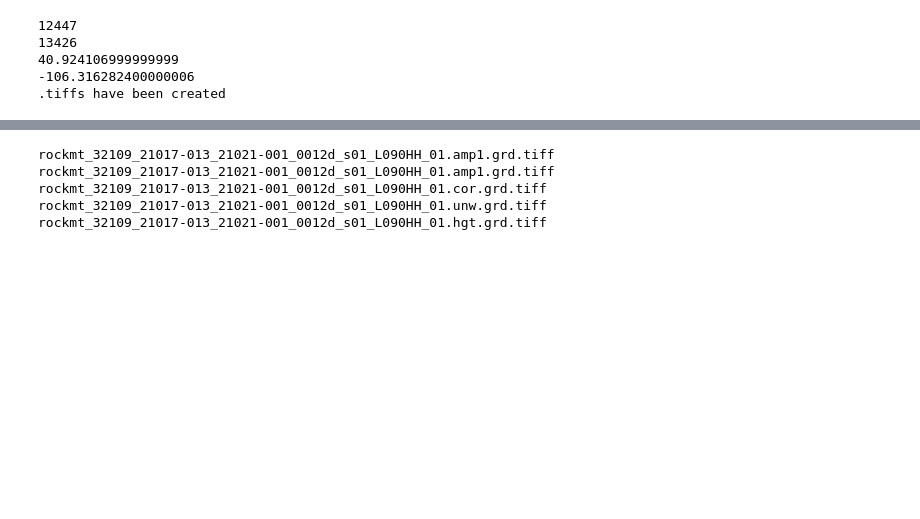
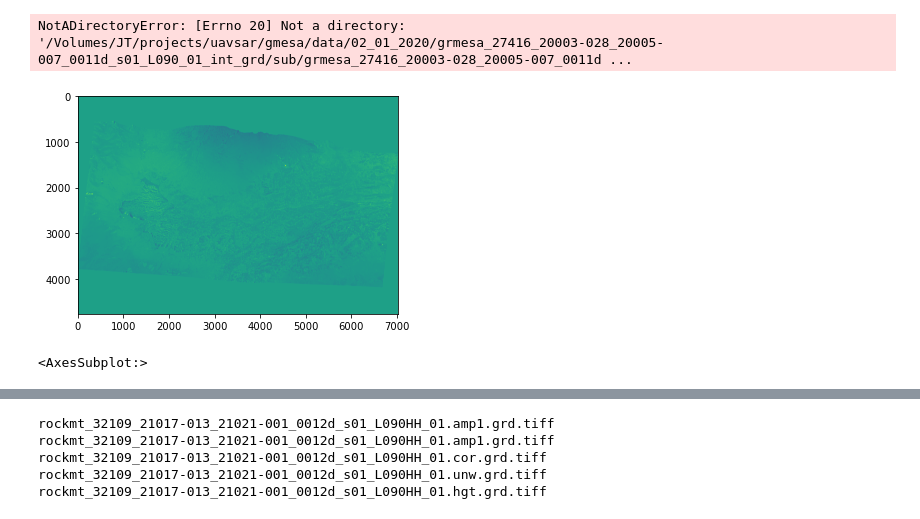
Before and after one commit to jacktarricone/uavsar_scripts, a Jupyter notebook: uavsar_snowex_hackweek.ipynb, the cells around one changed output, grey strips where cells are left out. Saved outputs shown, nothing was run; the diff lists cells and outputs as text; code cells hidden in the pictures; blank space fills up the shorter version.

```diff
--- a/uavsar_snowex_hackweek.ipynb
+++ b/uavsar_snowex_hackweek.ipynb
@@ -189,12 +191,14 @@ wavelength units = Unknown
     return
 # %%
 # set the folder where the newly created rater files are saved as working directory
-folder = '/Volumes/JT/projects/uavsar/rockmt_2021/'
-os.chdir(folder)
-uavsar_tiff_convert(folder)
+folder = "/Volumes/JT/projects/uavsar/gmesa/grmesa_27416_20003-028_20005-007_0011d_s01_L090HH_01.unw.grd.tiff"
+#uavsar_tiff_convert(folder)
 # %% [output]
-12447
-13426
-40.924106999999999
--106.316282400000006
-.tiffs have been created
+NotADirectoryError: [Errno 20] Not a directory: '/Volumes/JT/projects/uavsar/gmesa/data/02_01_2020/grmesa_27416_20003-028_20005-007_0011d_s01_L090_01_int_grd/sub/grmesa_27416_20003-028_20005-007_0011d ...
+# %%
+path = "/Volumes/JT/projects/uavsar/gmesa/grmesa_27416_20003-028_20005-007_0011d_s01_L090HH_01.unw.grd.tiff"
+da = rioxarray.open_rasterio(path, masked = True).squeeze('band')
+show(da)
+# %% [output]
+[figure, added]
+<AxesSubplot:>
```
Also changed, not shown: parts of 3 cells of this notebook, 4 other files.
